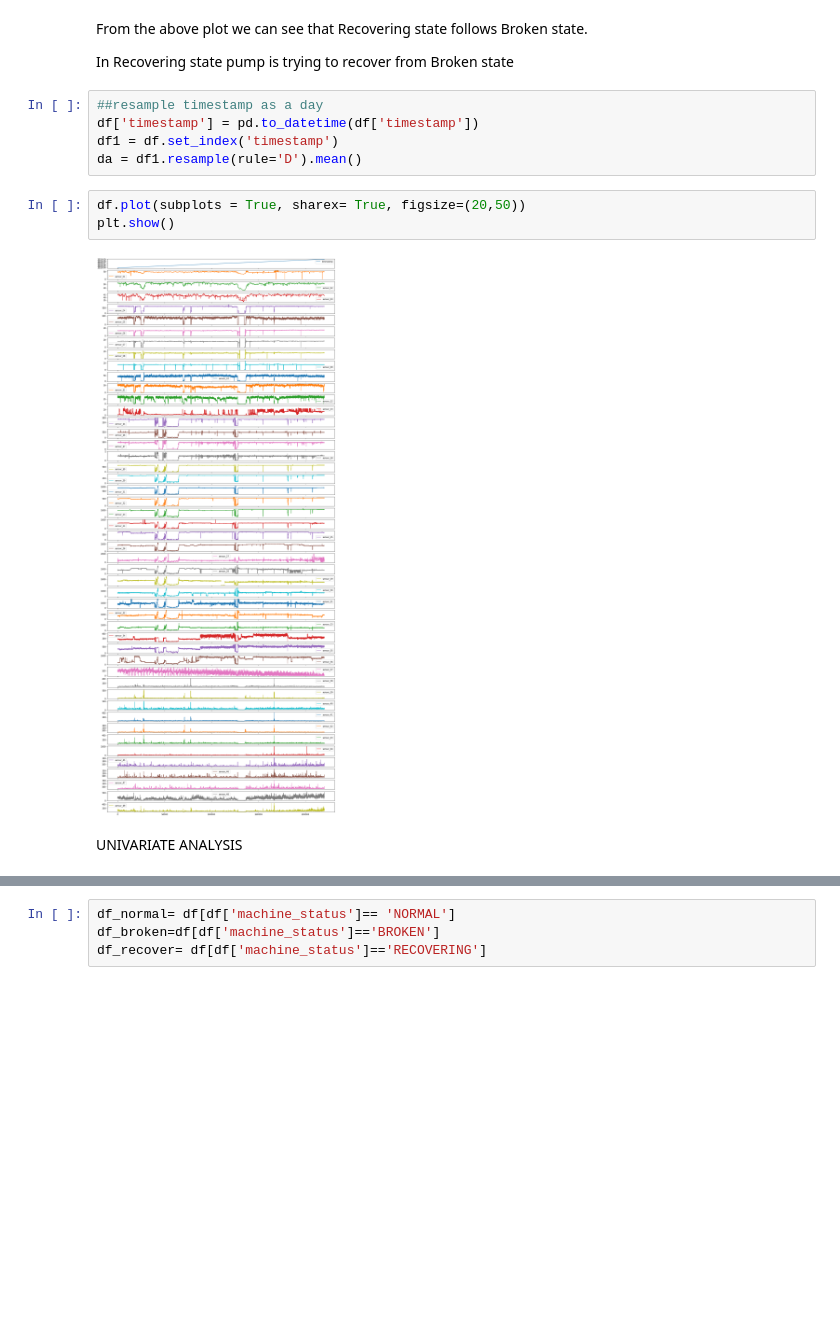
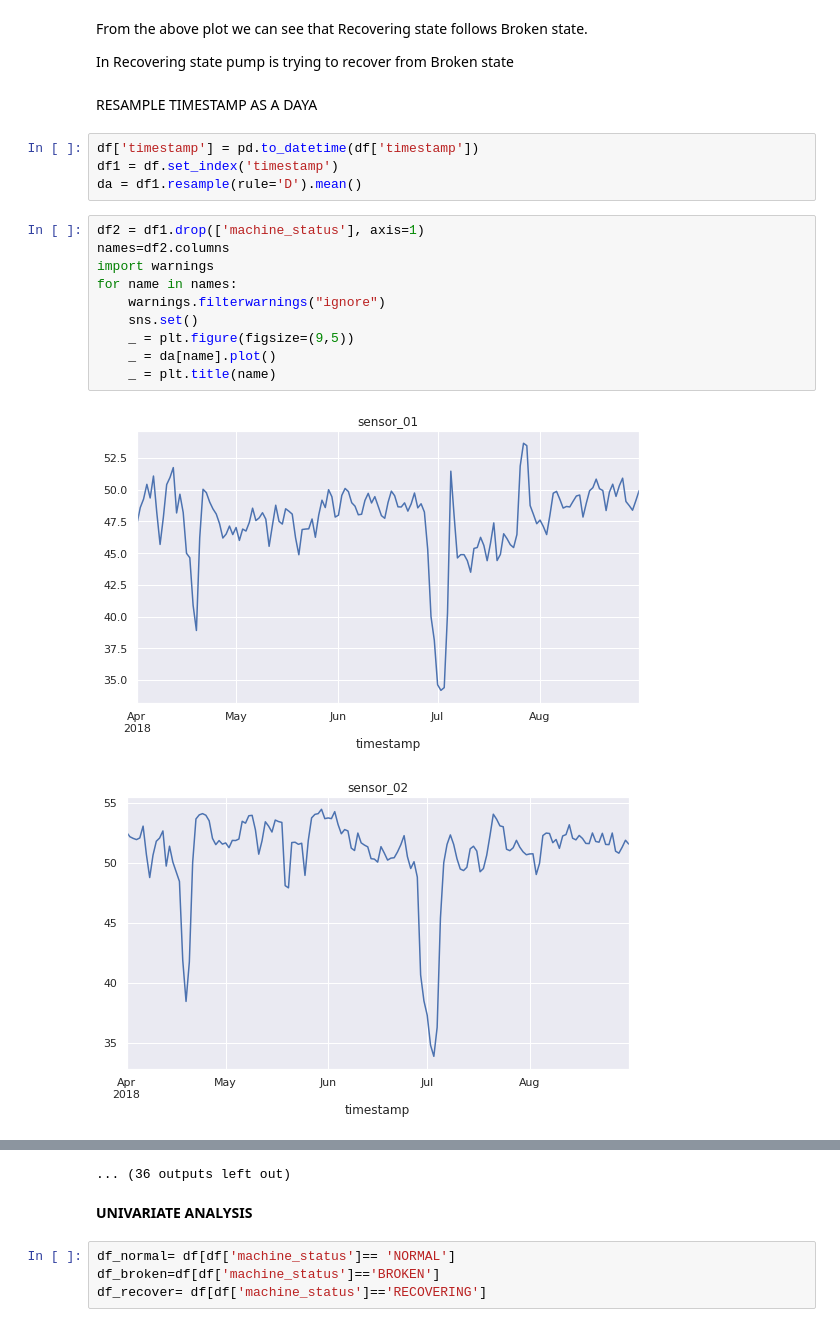
Before and after one commit to Syamkrishna123/Fault_detection_and_prediction_of_water_pump, a Jupyter notebook: pump_sensor_dataset.ipynb, the cells around one changed output, grey strips where cells are left out. Cells and saved outputs as stored; diff of their text form; blank space fills up the shorter version.

```diff
--- a/pump_sensor_dataset.ipynb
+++ b/pump_sensor_dataset.ipynb
@@ -146,15 +175,22 @@ plt.show()
 From the above plot we can see that Recovering state follows Broken state.
 
   In Recovering state pump is trying to recover from Broken state
+# %% [markdown]
+RESAMPLE TIMESTAMP AS A DAYA
 # %%
-##resample timestamp as a day
 df['timestamp'] = pd.to_datetime(df['timestamp'])
 df1 = df.set_index('timestamp')
 da = df1.resample(rule='D').mean()
-# %%
-df.plot(subplots = True, sharex= True, figsize=(20,50))
-plt.show()
-# %% [output]
-[figure, removed]
-# %% [markdown]
-UNIVARIATE ANALYSIS
+# %%
+df2 = df1.drop(['machine_status'], axis=1)
+names=df2.columns
+import warnings
+for name in names:
+    warnings.filterwarnings("ignore")
+    sns.set()
+    _ = plt.figure(figsize=(9,5))
+    _ = da[name].plot()
+    _ = plt.title(name)
+# %% [output]
+[figure, added]
+[figure, added]
@@ -161,3 +207,6 @@ UNIVARIATE ANALYSIS
+... (36 outputs left out)
+# %% [markdown]
+**UNIVARIATE ANALYSIS**
 # %%
 df_normal= df[df['machine_status']== 'NORMAL']
 df_broken=df[df['machine_status']=='BROKEN']
```
Also changed, not shown: parts of 23 cells of this notebook.
